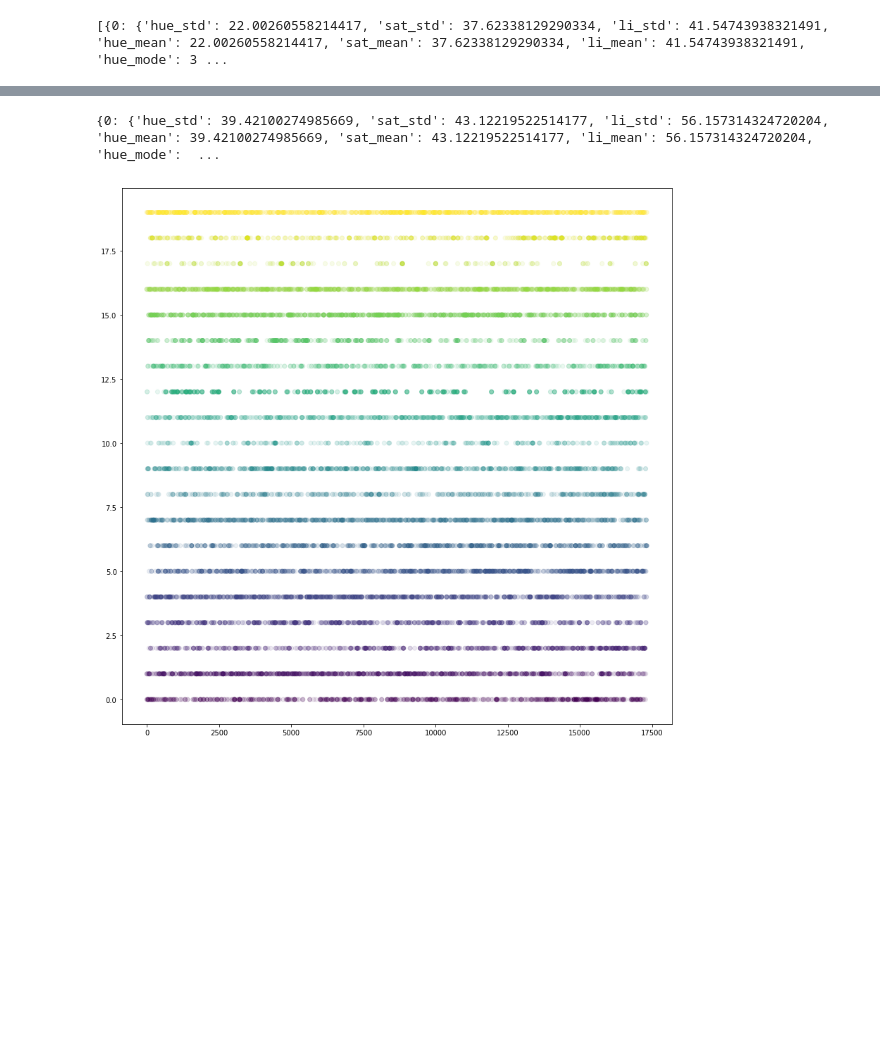
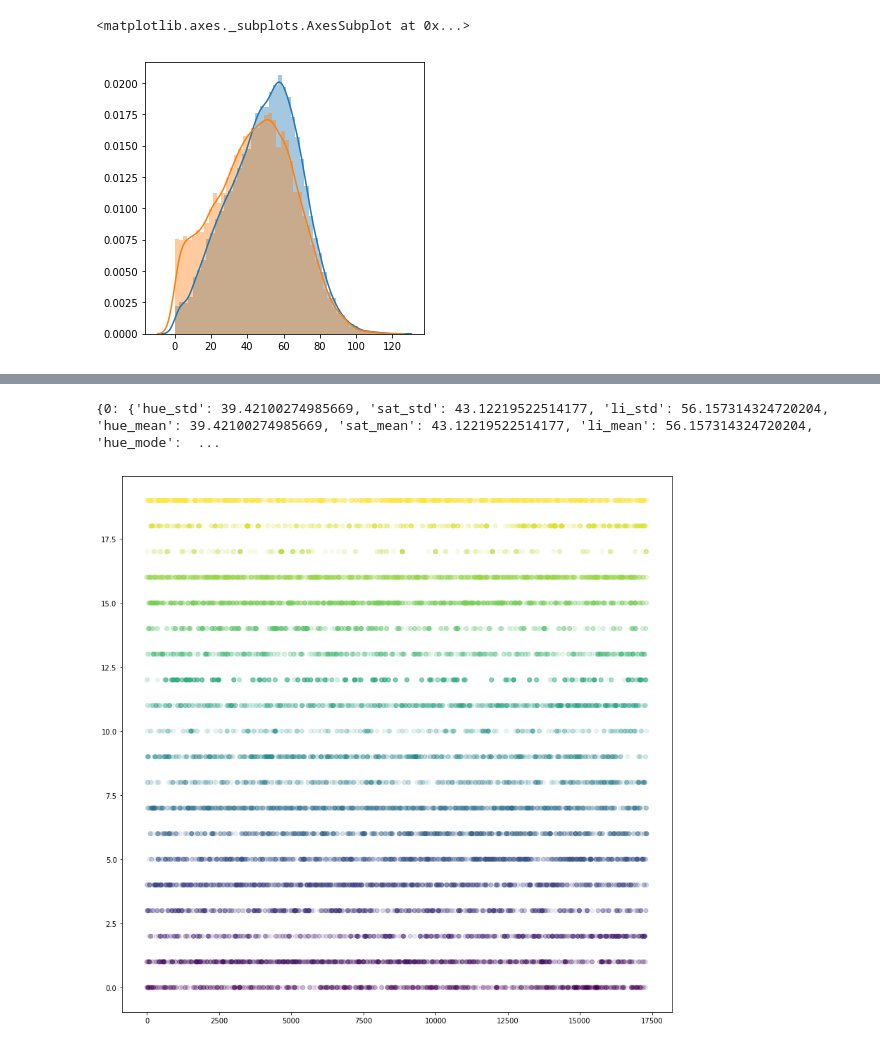
Before and after one commit to nightvision04/image-style-recognition, a Jupyter notebook: lib/model_creator.ipynb, the cells around one changed output, grey strips where cells are left out. Saved outputs shown, nothing was run; the diff lists cells and outputs as text; code cells hidden in the pictures; blank space fills up the shorter version.

```diff
--- a/lib/model_creator.ipynb
+++ b/lib/model_creator.ipynb
@@ -245,16 +222,8 @@ for i in range(len(X)):
     hsv = cv2.cvtColor(img, cv2.COLOR_BGR2HSV)
     # Convert to float64 for higher precision stat descriptions
     hsv = hsv.reshape(int(len(X[i]) / 3),3 ).astype('float32')
-    hsv_std = np.std(hsv, axis=0)
-    hsv_mean = np.mean(hsv, axis=0)
-    hsv_mode = stats.mode(hsv, axis=0).mode
-    hsl_features[0] = hsv_std.ravel()
-    hsl_features = np.concatenate((hsl_features.ravel(),hsv_mean.ravel()))
-    hsl_features = np.concatenate((hsl_features.ravel(),hsv_mode.ravel()))
-
-
-
-    X_morph.append(hsl_features)
+    val_std = np.std(hsv, axis=0)[2] # Value std_dev
+    X_morph.append(val_std)
 
 X_morph = np.array(X_morph)
 
@@ -272,14 +241,9 @@ for i in range(len(X_control)):
     hsv = cv2.cvtColor(img, cv2.COLOR_BGR2HSV)
     # Convert to float64 for higher precision stat descriptions
     hsv = hsv.reshape(int(len(X_control[i]) / 3),3 ).astype('float32')
-    hsv_std = np.std(hsv, axis=0)
-    hsv_mean = np.mean(hsv, axis=0)
-    hsv_mode = stats.mode(hsv, axis=0).mode
-    hsl_features[0] = hsv_std.ravel()
-    hsl_features = np.concatenate((hsl_features.ravel(),hsv_mean.ravel()))
-    hsl_features = np.concatenate((hsl_features.ravel(),hsv_mode.ravel()))
+    val_std = np.std(hsv, axis=0)[2] # Value std_dev
 
-    X_morph_control.append(hsl_features)
+    X_morph_control.append(val_std)
 
 X_morph_control = np.array(X_morph_control)
 # %% [output]
@@ -391,4 +255,16 @@ Testing Cluster range: 19
-# %%
-print(trial)
-# %% [output]
-[{0: {'hue_std': 22.00260558214417, 'sat_std': 37.62338129290334, 'li_std': 41.54743938321491, 'hue_mean': 22.00260558214417, 'sat_mean': 37.62338129290334, 'li_mean': 41.54743938321491, 'hue_mode': 3 ...
+# %%
+import seaborn as sns
+
+plt.figure(figsize=(5, 5))
+
+cluster_stats ={}
+cluster_stats['val_std'] = X_morph
+
+cluster_stats_control ={}
+cluster_stats_control['val_std'] = X_morph_control
+
+sns.distplot(cluster_stats_control['val_std'])
+sns.distplot(cluster_stats['val_std'])
+# %% [output]
+<matplotlib.axes._subplots.AxesSubplot at 0x...>
+[figure, added]
```
Also changed, not shown: parts of 8 cells of this notebook, 5 other files.
